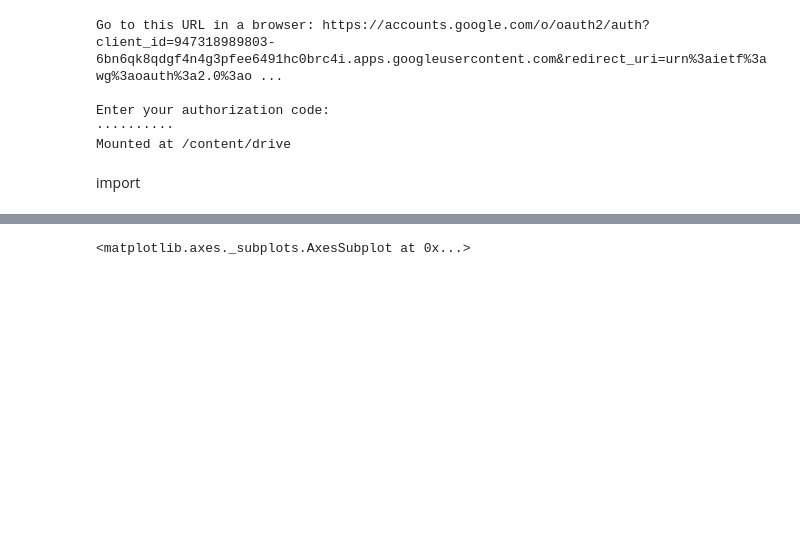
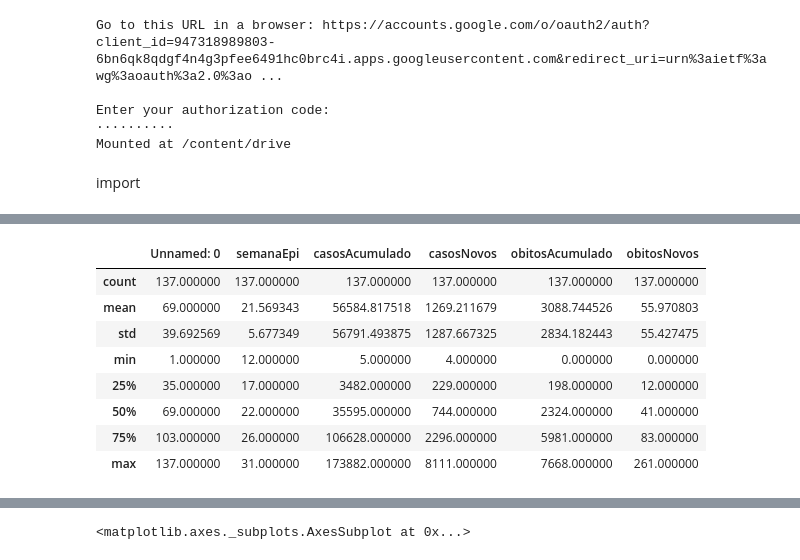
Before and after one commit to MariliaRot/Covid-19, a Jupyter notebook: COVID_DADOS_DATAFRAME_MS_PAINEL.ipynb, the cells around one changed output, grey strips where cells are left out. Drawn from its saved outputs; the diff is of its cells as text; code cells hidden in the pictures; blank space fills up the shorter version.

```diff
--- a/COVID_DADOS_DATAFRAME_MS_PAINEL.ipynb
+++ b/COVID_DADOS_DATAFRAME_MS_PAINEL.ipynb
@@ -54 +81,14 @@ memory usage: 117.9+ MB
+# %%
+dadosJulho.describe()
+# até 31 de julho de 2020 tinhamos 173882 casos acumulados e 7668 óbitos
+# %% [output]
+|  | Unnamed: 0 | semanaEpi | casosAcumulado | casosNovos | obitosAcumulado | obitosNovos |
+| count | 137.000000 | 137.000000 | 137.000000 | 137.000000 | 137.000000 | 137.000000 |
+| mean | 69.000000 | 21.569343 | 56584.817518 | 1269.211679 | 3088.744526 | 55.970803 |
+| std | 39.692569 | 5.677349 | 56791.493875 | 1287.667325 | 2834.182443 | 55.427475 |
+| min | 1.000000 | 12.000000 | 5.000000 | 4.000000 | 0.000000 | 0.000000 |
+| 25% | 35.000000 | 17.000000 | 3482.000000 | 229.000000 | 198.000000 | 12.000000 |
+| 50% | 69.000000 | 22.000000 | 35595.000000 | 744.000000 | 2324.000000 | 41.000000 |
+| 75% | 103.000000 | 26.000000 | 106628.000000 | 2296.000000 | 5981.000000 | 83.000000 |
+| max | 137.000000 | 31.000000 | 173882.000000 | 8111.000000 | 7668.000000 | 261.000000 |
 # %%
```
Also changed, not shown: parts of 13 cells of this notebook.
